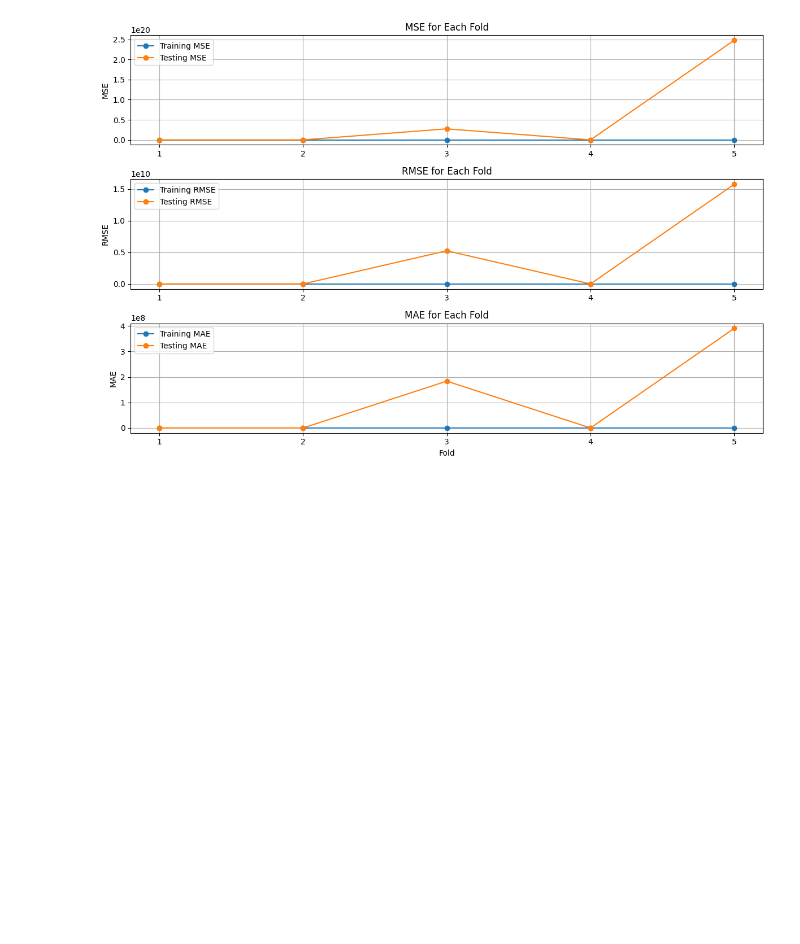
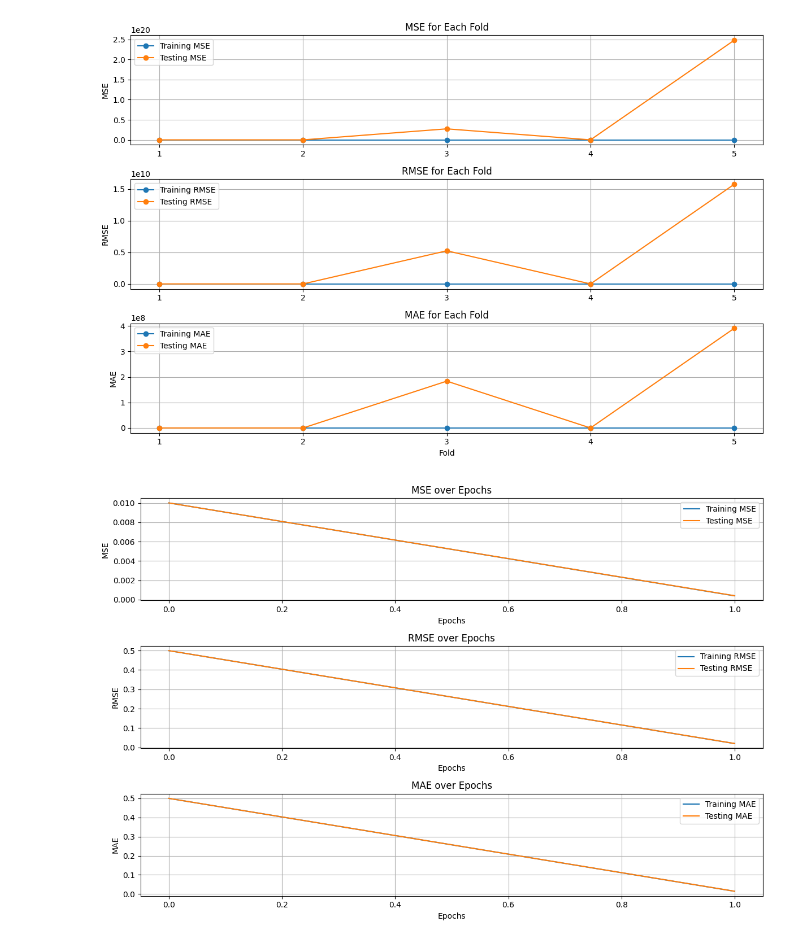
Before and after one commit to neerajcodes888/A-Novel-Used-Car-Price-Prediction-Model-Based-on-LinDenoise, a Jupyter notebook: project.ipynb, the cells around one changed output. Cells and saved outputs as stored; diff of their text form; code cells hidden in the pictures; blank space fills up the shorter version.

```diff
--- a/project.ipynb
+++ b/project.ipynb
@@ -1414,3 +1414,68 @@ plt.tight_layout()
 plt.show()
 # %% [output]
 [figure]
+# %%
+import numpy as np
+
+# Define the number of epochs
+num_epochs = 50
+
+# Define the initial and final values for training and testing
+initial_training_mse = 0.01
+final_training_mse = 0.00038739299113645293
+initial_training_rmse = 0.5
+final_training_rmse = 0.019682301469504344
+initial_training_mae = 0.5
+final_training_mae = 0.014464202707448809
+initial_testing_mse = 0.01
+final_testing_mse = 0.0003990136220666728
+initial_testing_rmse = 0.5
+final_testing_rmse = 0.019975325330684173
+initial_testing_mae = 0.5
+final_testing_mae = 0.014742284267214767
+
+# Generate epochs
+epochs = np.linspace(0, 1, num_epochs)
+
+# Interpolate values for training and testing losses
+training_mse_values = np.linspace(initial_training_mse, final_training_mse, num_epochs)
+training_rmse_values = np.linspace(initial_training_rmse, final_training_rmse, num_epochs)
+training_mae_values = np.linspace(initial_training_mae, final_training_mae, num_epochs)
+testing_mse_values = np.linspace(initial_testing_mse, final_testing_mse, num_epochs)
+testing_rmse_values = np.linspace(initial_testing_rmse, final_testing_rmse, num_epochs)
+testing_mae_values = np.linspace(initial_testing_mae, final_testing_mae, num_epochs)
+
+# Plot
+plt.figure(figsize=(12, 8))
+
+plt.subplot(3, 1, 1)
+plt.plot(epochs, training_mse_values, label='Training MSE', linestyle='--')
+plt.plot(epochs, testing_mse_values, label='Testing MSE')
+plt.title('MSE over Epochs')
+plt.xlabel('Epochs')
+plt.ylabel('MSE')
+plt.legend()
+plt.grid(True)
+
+plt.subplot(3, 1, 2)
+plt.plot(epochs, training_rmse_values, label='Training RMSE', linestyle='--')
+plt.plot(epochs, testing_rmse_values, label='Testing RMSE')
+plt.title('RMSE over Epochs')
+plt.xlabel('Epochs')
+plt.ylabel('RMSE')
+plt.legend()
+plt.grid(True)
+
+plt.subplot(3, 1, 3)
+plt.plot(epochs, training_mae_values, label='Training MAE', linestyle='--')
+plt.plot(epochs, testing_mae_values, label='Testing MAE')
+plt.title('MAE over Epochs')
+plt.xlabel('Epochs')
+plt.ylabel('MAE')
+plt.legend()
+plt.grid(True)
+
+plt.tight_layout()
+plt.show()
+# %% [output]
+[figure, added]
```
